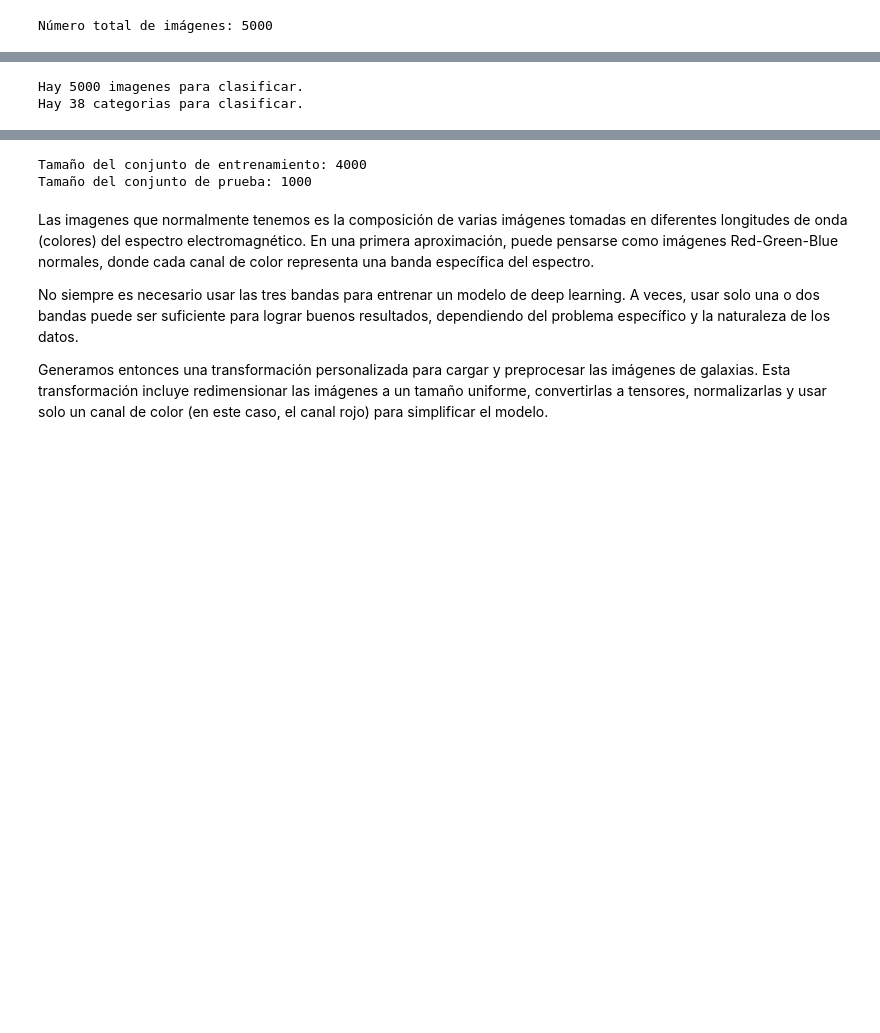
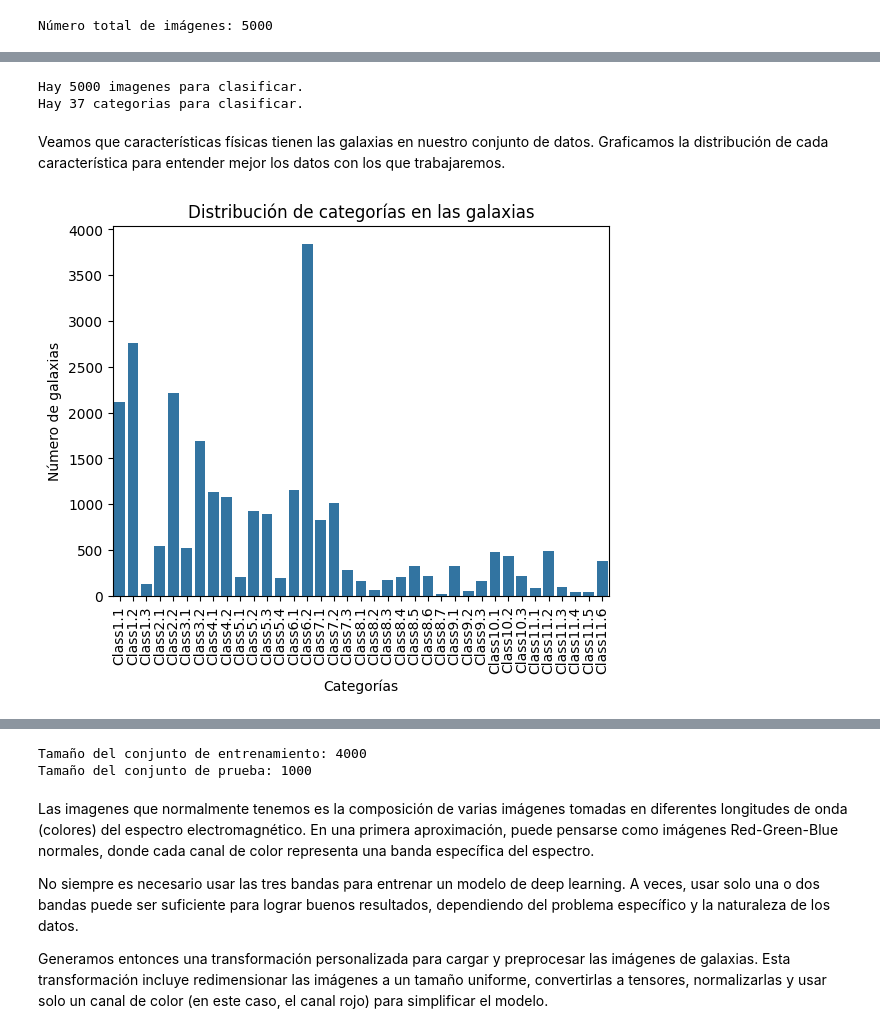
Before and after one commit to UChile-IDIA/ClassificadorGalaxias, a Jupyter notebook: ClasificadorGalaxias.ipynb, the cells around one changed output, grey strips where cells are left out. Drawn from its saved outputs; the diff is of its cells as text; code cells hidden in the pictures; blank space fills up the shorter version.

```diff
--- a/ClasificadorGalaxias.ipynb
+++ b/ClasificadorGalaxias.ipynb
@@ -309,5 +360,6 @@ for i, idx in enumerate(idx_imgs):
 # %%
 labels = pd.read_csv('data/images_solutions.csv')
+labels.GalaxyID = labels.GalaxyID.apply(lambda id: str(int(id)) + '.jpg')
 print(f"Hay {labels.shape[0]} imagenes para clasificar.")
 print(f"Hay {labels.shape[1]-1} categorias para clasificar.")
 desc = [
@@ -359,4 +411,17 @@ desc_es = [
 ]
 # %% [output]
 Hay 5000 imagenes para clasificar.
-Hay 38 categorias para clasificar.
+Hay 37 categorias para clasificar.
+# %% [markdown]
+Veamos que características físicas tienen las galaxias en nuestro conjunto de datos. Graficamos la distribución de cada característica para entender mejor los datos con los que trabajaremos.
+# %%
+ccounts = labels.iloc[:, 1:].sum()
+
+sns.barplot(x=ccounts.index, y=ccounts.values)
+plt.xlabel('Categorías')
+plt.ylabel('Número de galaxias')
+plt.xticks(rotation=90)
+plt.title('Distribución de categorías en las galaxias')
+plt.show()
+# %% [output]
+[figure, added]
```
Also changed, not shown: parts of 19 cells of this notebook, 2 other files.
